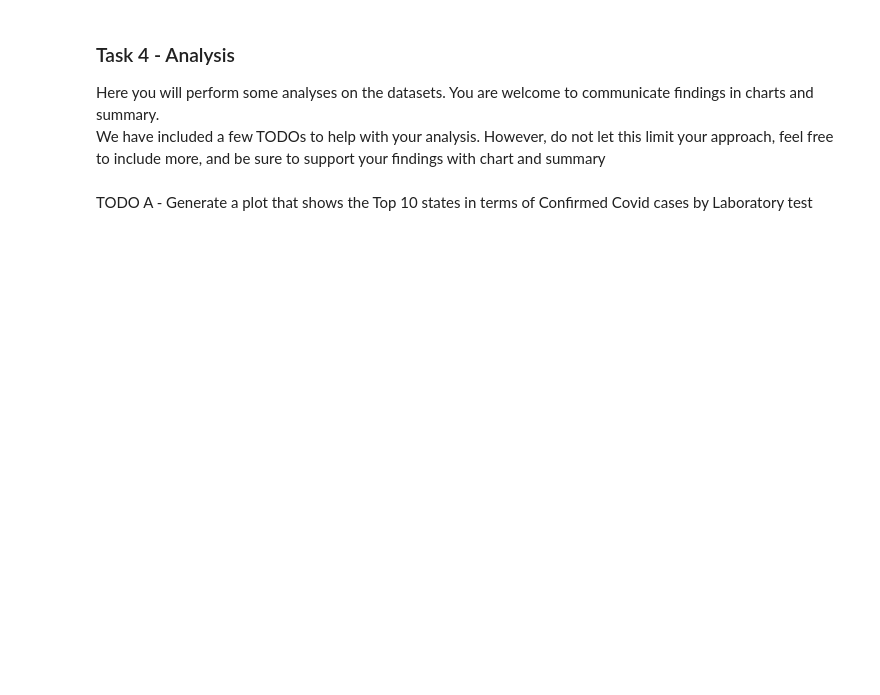
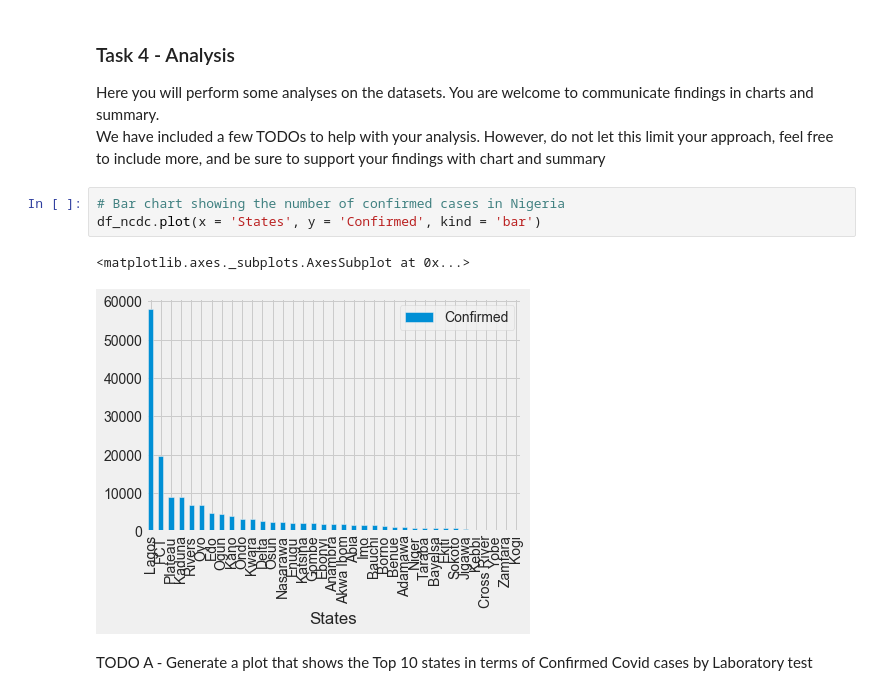
Before and after one commit to Grace2705/Nigeria-COVID-19-Data-Analysis-Using-Python, a Jupyter notebook: covidproject.ipynb, the cells around one changed output. Cells and saved outputs as stored; diff of their text form; blank space fills up the shorter version.

```diff
--- a/covidproject.ipynb
+++ b/covidproject.ipynb
@@ -366,5 +392,11 @@ TODO D - Get a Pandas DataFrame for Daily Death Cases in Nigeria. Columns are Da
 Here you will perform some analyses on the datasets. You are welcome to communicate findings in charts and summary.
 <br>
 We have included a few TODOs to help with your analysis. However, do not let this limit your approach, feel free to include more, and be sure to support your findings with chart and summary
+# %%
+# Bar chart showing the number of confirmed cases in Nigeria
+df_ncdc.plot(x = 'States', y = 'Confirmed', kind = 'bar')
+# %% [output]
+<matplotlib.axes._subplots.AxesSubplot at 0x...>
+[figure, added]
 # %% [markdown]
 TODO A - Generate a plot that shows the Top 10 states in terms of Confirmed Covid cases by Laboratory test
```
Also changed, not shown: parts of 19 cells of this notebook.
